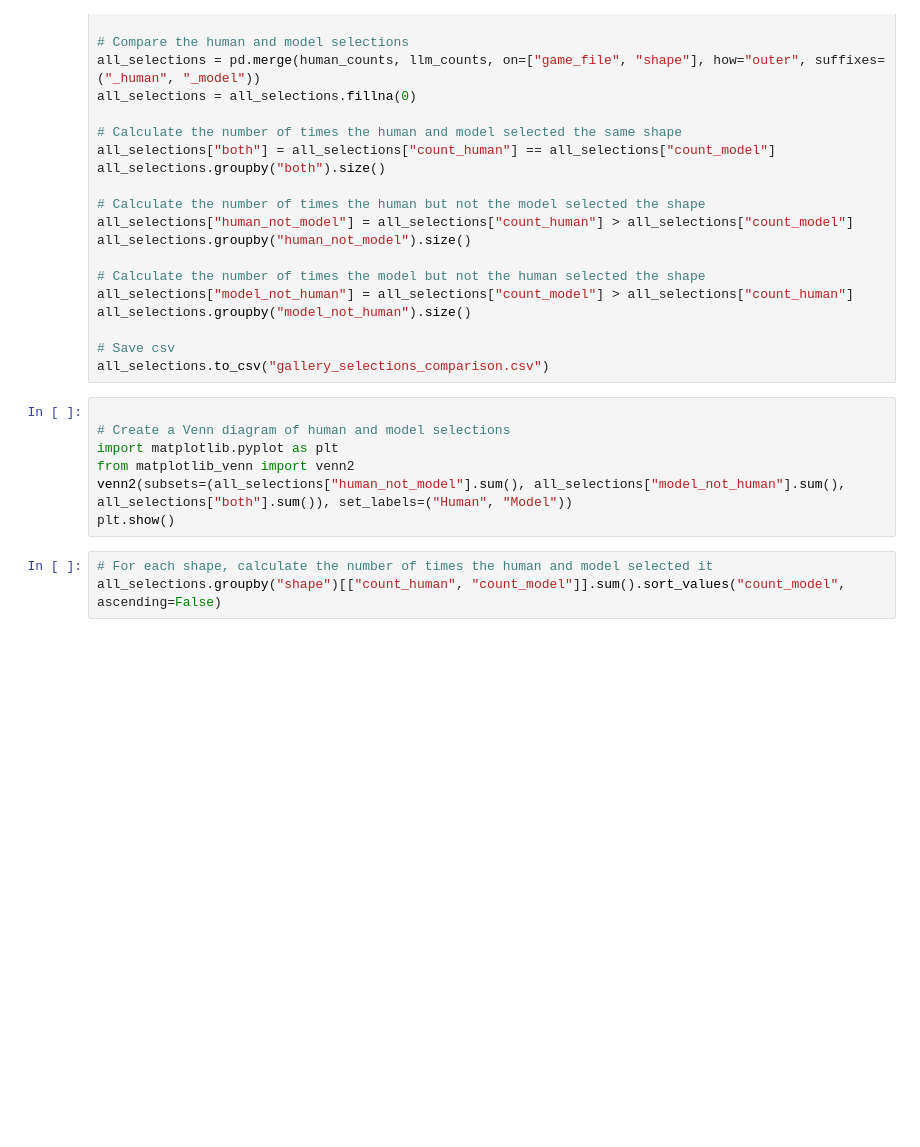
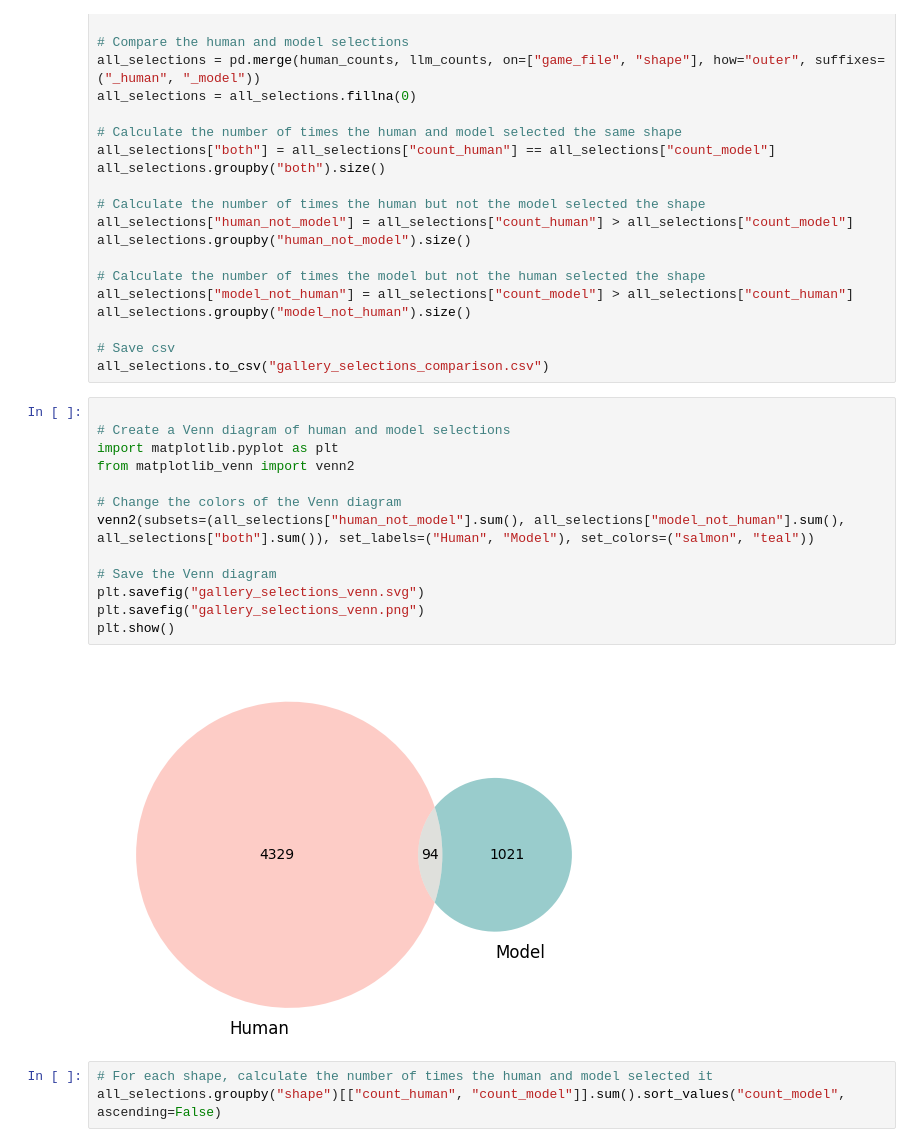
Before and after one commit to sarahhannahwu/benchmarking-creativity, a Jupyter notebook: analysis/LLM_evaluations_Mar9.ipynb, the cells around one changed output. Cells and saved outputs as stored; diff of their text form; blank space fills up the shorter version.

```diff
--- a/analysis/LLM_evaluations_Mar9.ipynb
+++ b/analysis/LLM_evaluations_Mar9.ipynb
@@ -116,10 +138,18 @@ all_selections.to_csv("gallery_selections_comparison.csv")
 # %%
 
 # Create a Venn diagram of human and model selections
 import matplotlib.pyplot as plt
 from matplotlib_venn import venn2
-venn2(subsets=(all_selections["human_not_model"].sum(), all_selections["model_not_human"].sum(), all_selections["both"].sum()), set_labels=("Human", "Model"))
+
+# Change the colors of the Venn diagram
+venn2(subsets=(all_selections["human_not_model"].sum(), all_selections["model_not_human"].sum(), all_selections["both"].sum()), set_labels=("Human", "Model"), set_colors=("salmon", "teal"))
+
+# Save the Venn diagram
+plt.savefig("gallery_selections_venn.svg")
+plt.savefig("gallery_selections_venn.png")
 plt.show()
+# %% [output]
+[figure, added]
 # %%
 # For each shape, calculate the number of times the human and model selected it
 all_selections.groupby("shape")[["count_human", "count_model"]].sum().sort_values("count_model", ascending=False)
```
Also changed, not shown: parts of 7 cells of this notebook, 3 other files.
